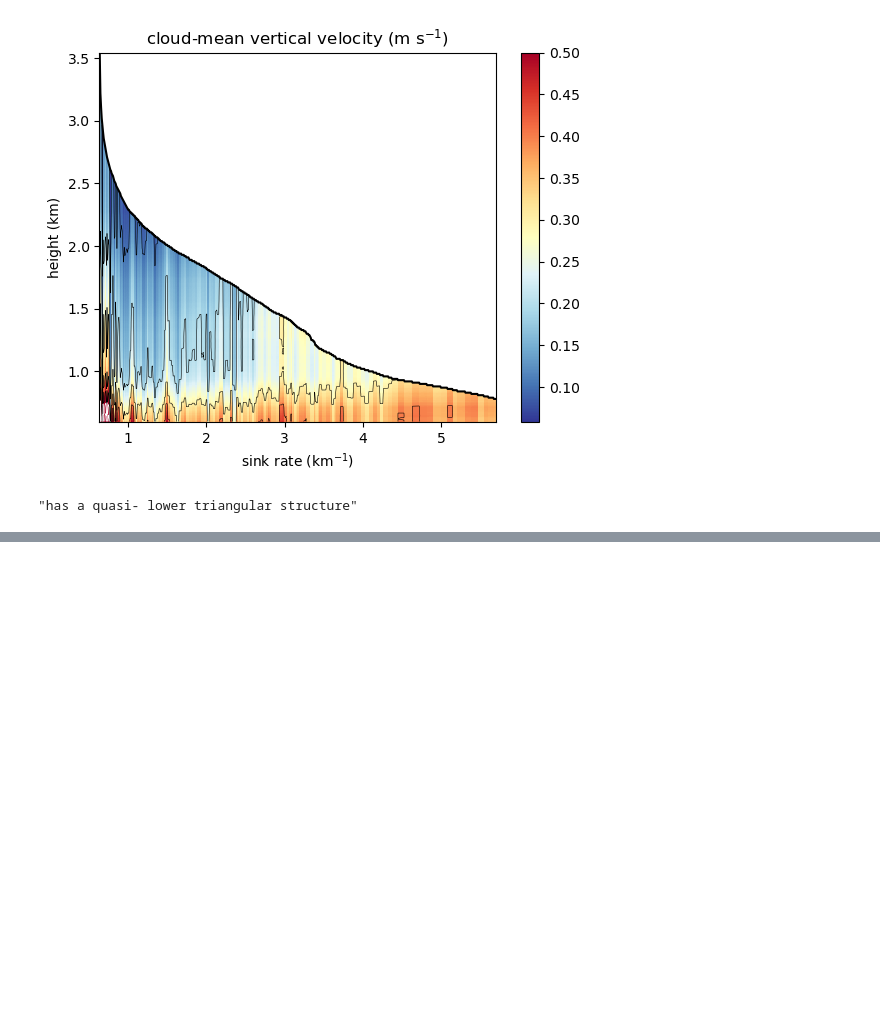
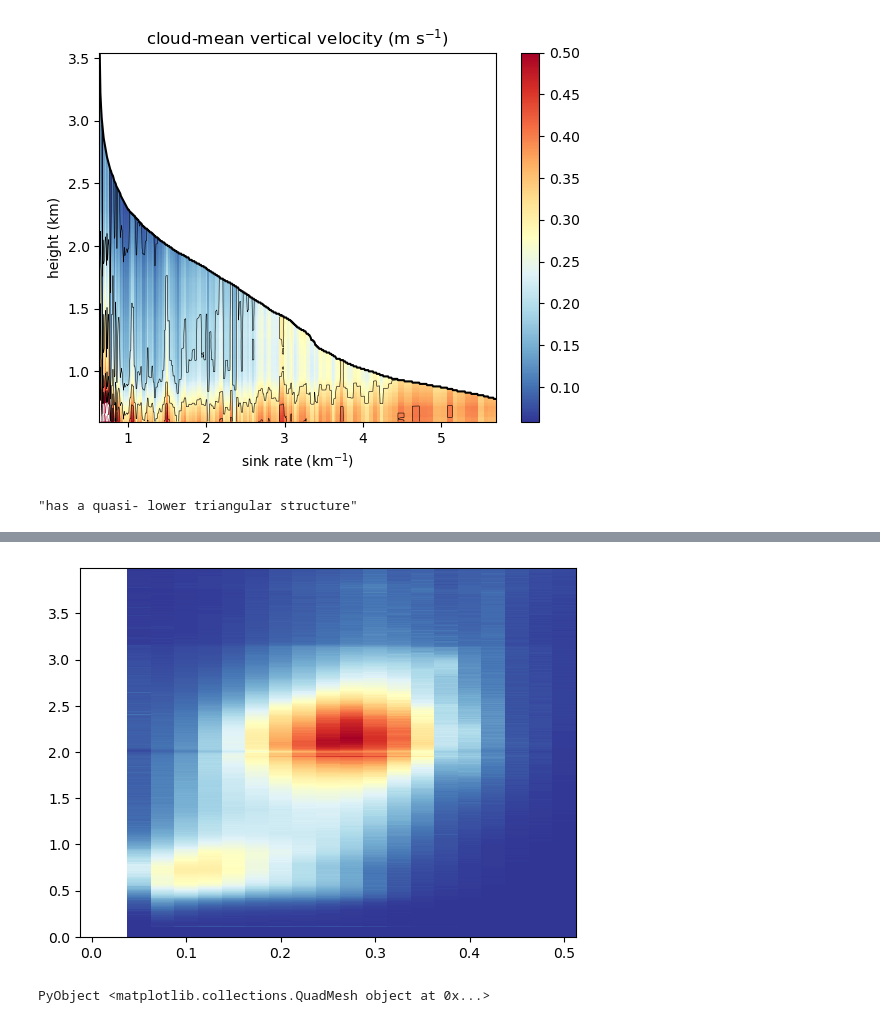
Before and after one commit to deszoeke/trade-cu-model, a Jupyter notebook: src/julia/flux-model-xp53.ipynb, the cells around one changed output, grey strips where cells are left out. Drawn from its saved outputs; the diff is of its cells as text; code cells hidden in the pictures; blank space fills up the shorter version.

Commit message:
next flux and w by refl bin

```diff
--- a/src/julia/flux-model-xp53.ipynb
+++ b/src/julia/flux-model-xp53.ipynb
@@ -1157 +1157,10 @@ end
 (3790, 3540.0)
+# %%
+subplot(3,1,1)
+pcolormesh(refl_bin, cthbins[1:ntp]/1e3, cth_cloudfrac_byrefl'[1:ntp,:], cmap=ColorMap("RdYlBu_r"))
+
+subplot(3,1,2)
+pcolormesh(refl_bin, cthbins[1:ntp]/1e3, cloudfrac_byrefl'[1:ntp,:], cmap=ColorMap("Rd
+# %% [output]
+[figure, added]
+PyObject <matplotlib.collections.QuadMesh object at 0x...>
```
Also changed, not shown: parts of 1 cell of this notebook.
